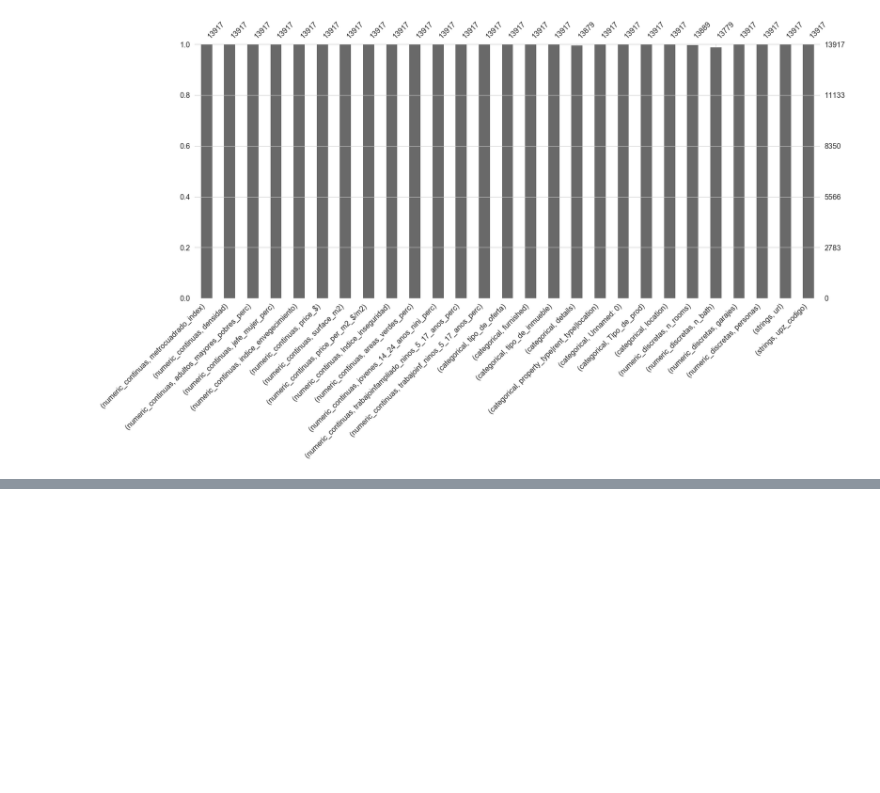
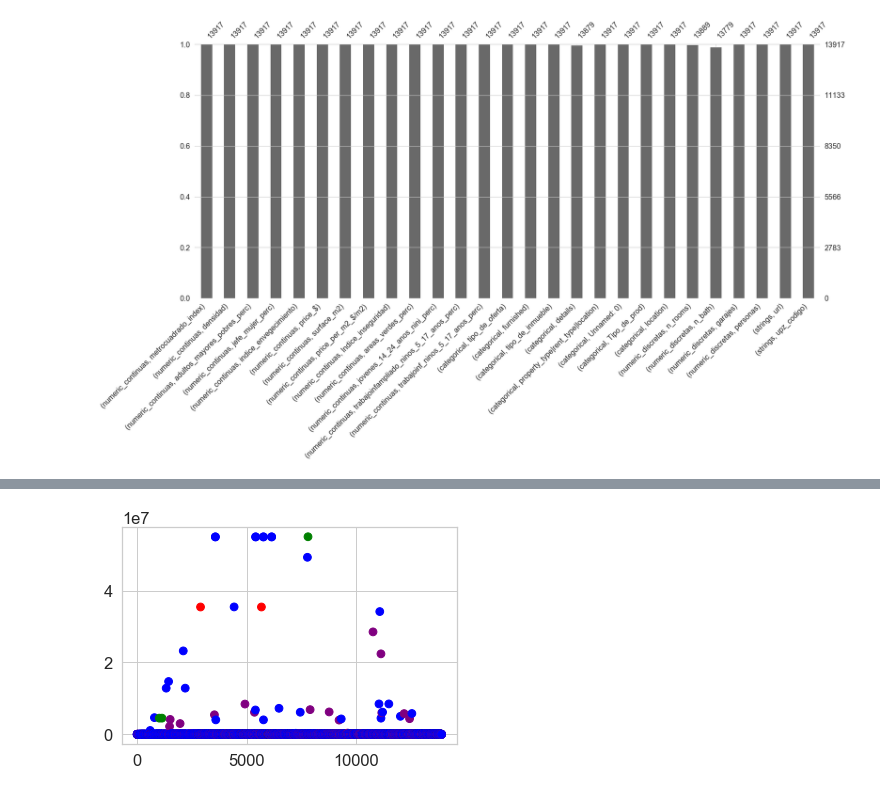
Before and after one commit to asolnn2a8/Tarea-1-Lab-C-de-D, a Jupyter notebook: codigos/p2.ipynb, the cells around one changed output, grey strips where cells are left out. Cells and saved outputs as stored; diff of their text form; code cells hidden in the pictures; blank space fills up the shorter version.

Commit message:
Cluster con etiquetas bien definidas de la P2-4

```diff
--- a/codigos/p2.ipynb
+++ b/codigos/p2.ipynb
@@ -461,0 +436,20 @@ MultiIndex([('numeric_continuas',                     'metrocuadrado_index'),
+# %%
+promed_col = pd.DataFrame(data = {'repres_code': promed})
+# %%
+# importamos KMeans para hacer kmeans
+from sklearn.cluster import KMeans
+# se crea el modelo
+kmeans = KMeans(n_clusters=5).fit(promed_col)
+# se optimiza
+labels_0 = kmeans.predict(promed_col)
+# %%
+# lista con los codes sin repetir
+list_code = list(set(code_col.tolist()))
+# %%
+# Creo las verdaderas etiquetas
+labels = []
+for index in range(len(code_col)):
+    index_code = list_code.index(code_col[index])
+    labels.append(labels_0[index_code])
+# creo la columna
+col_labels = pd.DataFrame(data = {'Cluster': labels})
@@ -461,0 +458,16 @@ MultiIndex([('numeric_continuas',                     'metrocuadrado_index'),
+# %%
+# Ahora se printean los resultados
+fig, ax = plt.subplots()
+colores=['blue','red','green','blue','purple']
+asignar=[]
+for row in range(len(col_labels)):
+    asignar.append(colores[col_labels['Cluster'][row]])
+ax.scatter(range(len(resp_col)), resp_col, c=asignar,s=60)
+
+# centroids = kmeans.cluster_centers_
+# print(centroids)
+# plt.scatter(p[:,0], y[:,1])
+# plt.scatter(kmeans.cluster_centers_[:, 0], kmeans.cluster_centers_[:, 1], s=300, c='red')
+plt.show()
+# %% [output]
+[figure, added]
```
Also changed, not shown: parts of 7 cells of this notebook.
